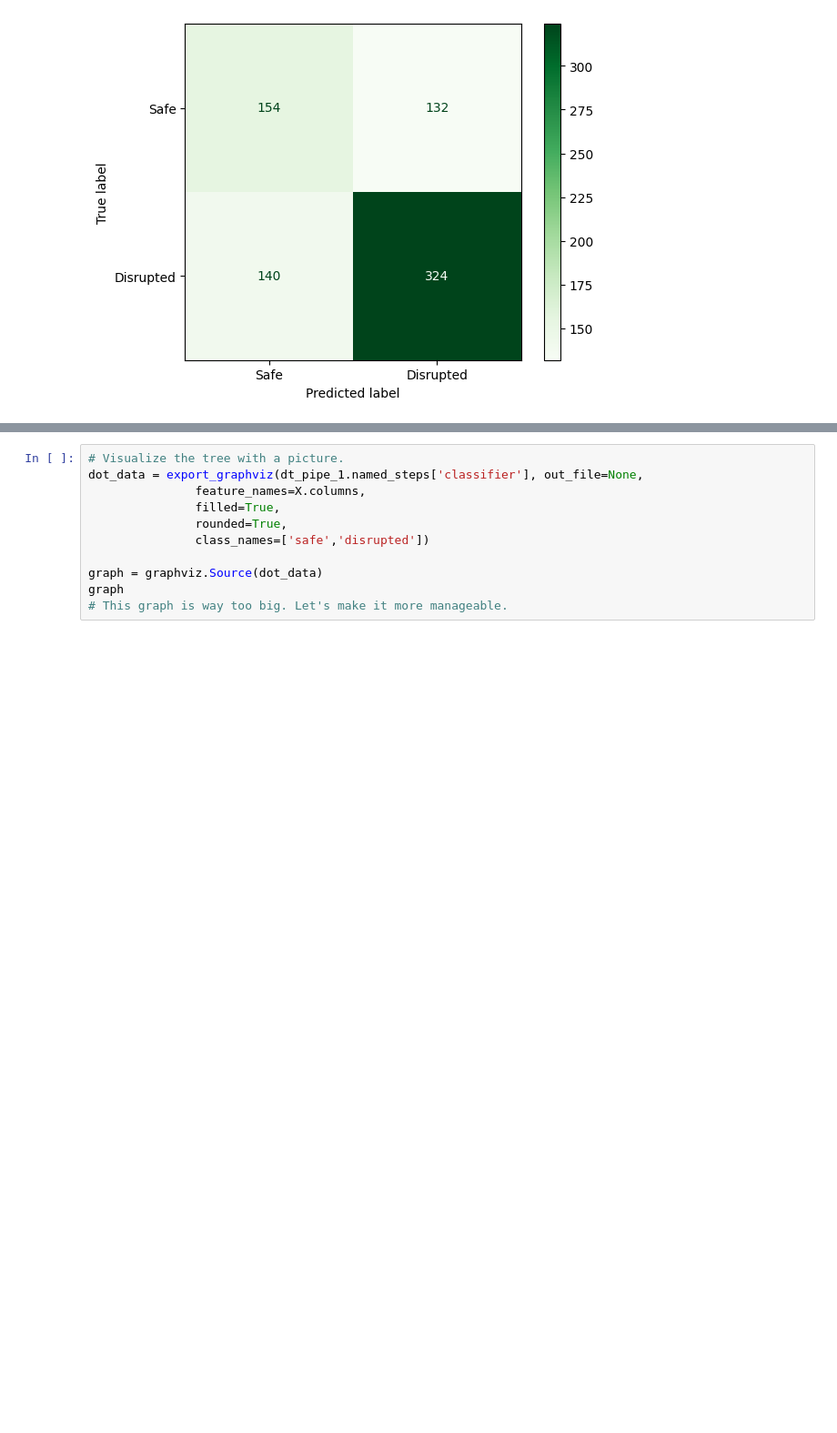
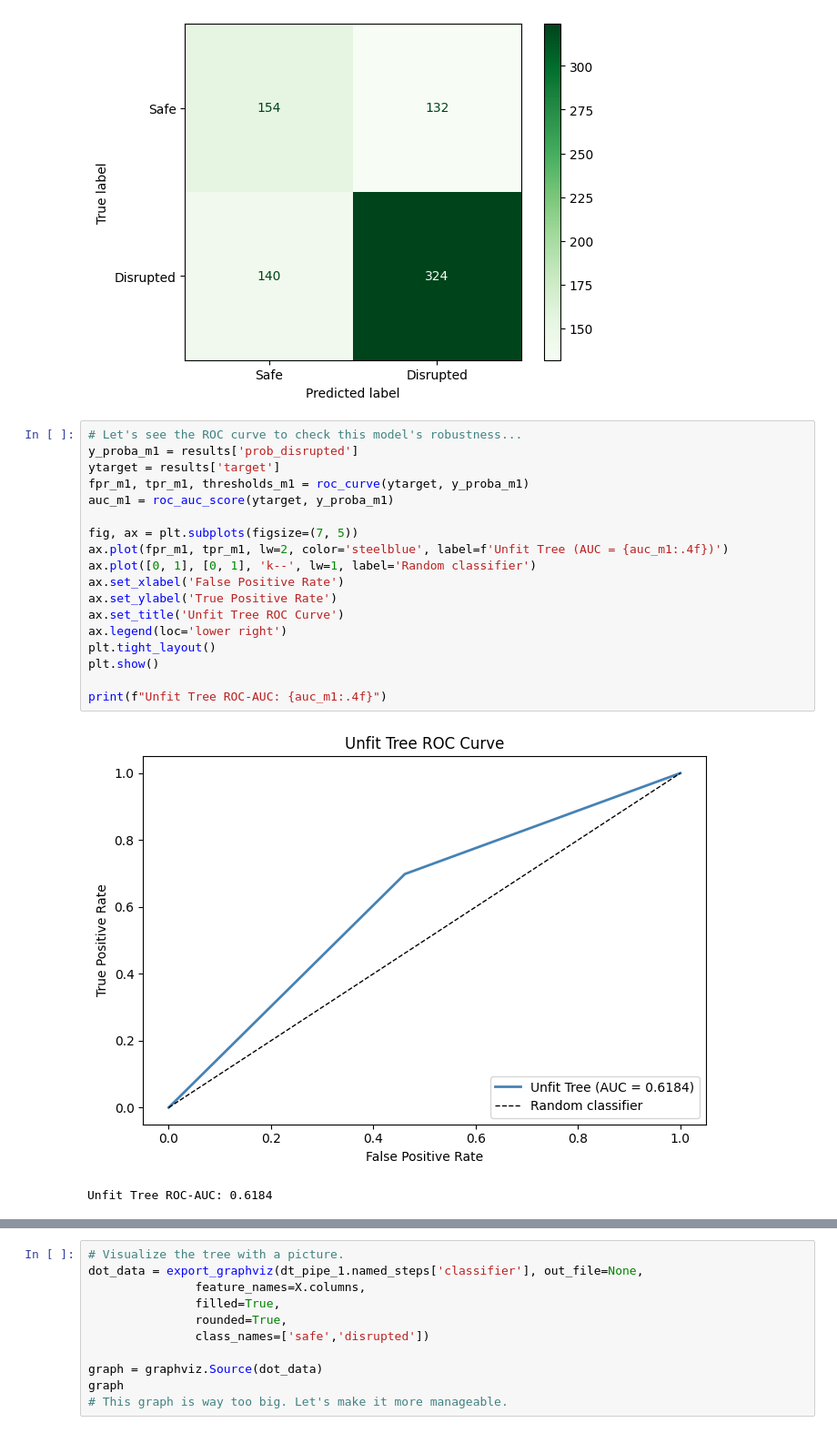
Before and after one commit to CB12354/DS3021-final, a Jupyter notebook: decision-tree.ipynb, the cells around one changed output, grey strips where cells are left out. Shown at 91% size. Cells and saved outputs as stored; diff of their text form; blank space fills up the shorter version.

```diff
--- a/decision-tree.ipynb
+++ b/decision-tree.ipynb
@@ -255,3 +255,24 @@ Tuning score: 0.6373333333333333
    macro avg       0.62      0.62      0.62       750
 weighted avg       0.64      0.64      0.64       750
 [figure]
+# %%
+# Let's see the ROC curve to check this model's robustness...
+y_proba_m1 = results['prob_disrupted']
+ytarget = results['target']
+fpr_m1, tpr_m1, thresholds_m1 = roc_curve(ytarget, y_proba_m1)
+auc_m1 = roc_auc_score(ytarget, y_proba_m1)
+
+fig, ax = plt.subplots(figsize=(7, 5))
+ax.plot(fpr_m1, tpr_m1, lw=2, color='steelblue', label=f'Unfit Tree (AUC = {auc_m1:.4f})')
+ax.plot([0, 1], [0, 1], 'k--', lw=1, label='Random classifier')
+ax.set_xlabel('False Positive Rate')
+ax.set_ylabel('True Positive Rate')
+ax.set_title('Unfit Tree ROC Curve')
+ax.legend(loc='lower right')
+plt.tight_layout()
+plt.show()
+
+print(f"Unfit Tree ROC-AUC: {auc_m1:.4f}")
+# %% [output]
+[figure, added]
+Unfit Tree ROC-AUC: 0.6184
```
Also changed, not shown: parts of 17 cells of this notebook.
